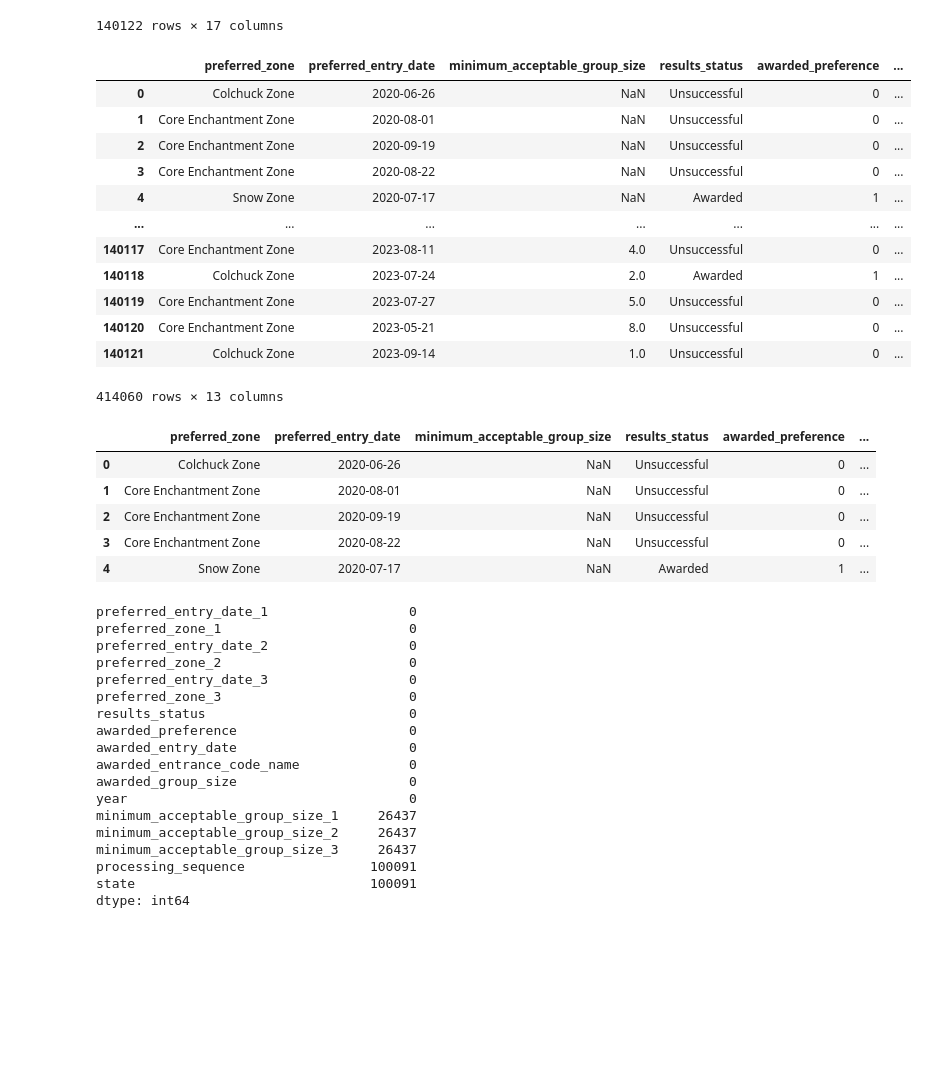
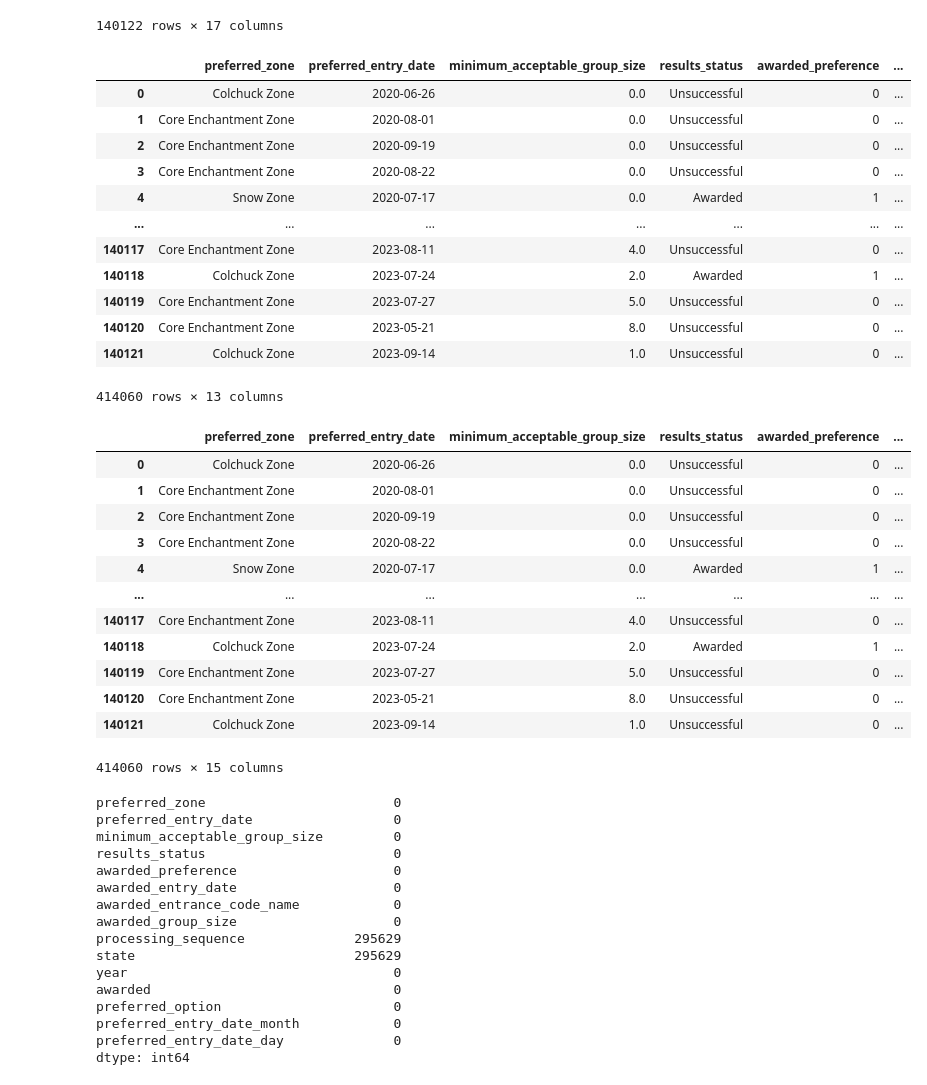
Before and after one commit to jarrett-retz-tech-services/enchantments_lottery, a Jupyter notebook: all/combine_data.ipynb, the cells around one changed output. Saved outputs shown, nothing was run; the diff lists cells and outputs as text; code cells hidden in the pictures; blank space fills up the shorter version.

```diff
--- a/all/combine_data.ipynb
+++ b/all/combine_data.ipynb
@@ -172,6 +172,11 @@ df_all
 | 140121 | 2023-09-06 | Core Enchantment Zone | 2023-08-24 | Snow Zone | 2023-09-14 | ... |
 140122 rows × 17 columns
 # %%
+# Fill in NaN values for minimum_acceptable_group_size_1, minimum_acceptable_group_size_2, and minimum_acceptable_group_size_3
+df_all['minimum_acceptable_group_size_1'] = df_all['minimum_acceptable_group_size_1'].fillna(0)
+df_all['minimum_acceptable_group_size_2'] = df_all['minimum_acceptable_group_size_2'].fillna(0)
+df_all['minimum_acceptable_group_size_3'] = df_all['minimum_acceptable_group_size_3'].fillna(0)
+
 # Save the combined dataframe to a csv file
 df_all.to_csv('combined_results.csv', index=False, date_format="%m-%d-%Y")
 # %%
@@ -224,11 +229,11 @@ df_split = df_split[df_split["preferred_zone"] != "N/A"]
 df_split
 # %% [output]
 |  | preferred_zone | preferred_entry_date | minimum_acceptable_group_size | results_status | awarded_preference | ... |
-| 0 | Colchuck Zone | 2020-06-26 | NaN | Unsuccessful | 0 | ... |
-| 1 | Core Enchantment Zone | 2020-08-01 | NaN | Unsuccessful | 0 | ... |
-| 2 | Core Enchantment Zone | 2020-09-19 | NaN | Unsuccessful | 0 | ... |
-| 3 | Core Enchantment Zone | 2020-08-22 | NaN | Unsuccessful | 0 | ... |
-| 4 | Snow Zone | 2020-07-17 | NaN | Awarded | 1 | ... |
+| 0 | Colchuck Zone | 2020-06-26 | 0.0 | Unsuccessful | 0 | ... |
+| 1 | Core Enchantment Zone | 2020-08-01 | 0.0 | Unsuccessful | 0 | ... |
+| 2 | Core Enchantment Zone | 2020-09-19 | 0.0 | Unsuccessful | 0 | ... |
+| 3 | Core Enchantment Zone | 2020-08-22 | 0.0 | Unsuccessful | 0 | ... |
+| 4 | Snow Zone | 2020-07-17 | 0.0 | Awarded | 1 | ... |
 | ... | ... | ... | ... | ... | ... | ... |
 | 140117 | Core Enchantment Zone | 2023-08-11 | 4.0 | Unsuccessful | 0 | ... |
 | 140118 | Colchuck Zone | 2023-07-24 | 2.0 | Awarded | 1 | ... |
@@ -239,26 +244,33 @@ df_split
 # %%
 # Add the month of the preferred entry date to the dataframe
 import calendar
 
 # Get the month as an integer
 df_split["preferred_entry_date" + "_month"] = df_split["preferred_entry_date"].dt.month
 # Get the month as a string
 df_split["preferred_entry_date" + "_month"] = df_split[
     "preferred_entry_date" + "_month"
 ].apply(lambda x: calendar.month_name[x])
 
 # Add the day of the week columns based on preferred entry date
 df_split["preferred_entry_date" + "_day"] = df_split[
     "preferred_entry_date"
 ].dt.day_name()
 
-df_split.head()
+df_split
 # %% [output]
 |  | preferred_zone | preferred_entry_date | minimum_acceptable_group_size | results_status | awarded_preference | ... |
-| 0 | Colchuck Zone | 2020-06-26 | NaN | Unsuccessful | 0 | ... |
-| 1 | Core Enchantment Zone | 2020-08-01 | NaN | Unsuccessful | 0 | ... |
-| 2 | Core Enchantment Zone | 2020-09-19 | NaN | Unsuccessful | 0 | ... |
-| 3 | Core Enchantment Zone | 2020-08-22 | NaN | Unsuccessful | 0 | ... |
-| 4 | Snow Zone | 2020-07-17 | NaN | Awarded | 1 | ... |
+| 0 | Colchuck Zone | 2020-06-26 | 0.0 | Unsuccessful | 0 | ... |
+| 1 | Core Enchantment Zone | 2020-08-01 | 0.0 | Unsuccessful | 0 | ... |
+| 2 | Core Enchantment Zone | 2020-09-19 | 0.0 | Unsuccessful | 0 | ... |
+| 3 | Core Enchantment Zone | 2020-08-22 | 0.0 | Unsuccessful | 0 | ... |
+| 4 | Snow Zone | 2020-07-17 | 0.0 | Awarded | 1 | ... |
+| ... | ... | ... | ... | ... | ... | ... |
+| 140117 | Core Enchantment Zone | 2023-08-11 | 4.0 | Unsuccessful | 0 | ... |
+| 140118 | Colchuck Zone | 2023-07-24 | 2.0 | Awarded | 1 | ... |
+| 140119 | Core Enchantment Zone | 2023-07-27 | 5.0 | Unsuccessful | 0 | ... |
+| 140120 | Core Enchantment Zone | 2023-05-21 | 8.0 | Unsuccessful | 0 | ... |
+| 140121 | Colchuck Zone | 2023-09-14 | 1.0 | Unsuccessful | 0 | ... |
+414060 rows × 15 columns
 # %%
 # Save the combined split dataframe to a csv file
@@ -266,21 +278,19 @@ df_all.to_csv('combined_results_split.csv', index=False, date_format="%m-%d-%Y")
 # %%
-df_all.isnull().sum()
+df_split.isnull().sum()
 # %% [output]
-preferred_entry_date_1                  0
-preferred_zone_1                        0
-preferred_entry_date_2                  0
-preferred_zone_2                        0
-preferred_entry_date_3                  0
-preferred_zone_3                        0
-results_status                          0
-awarded_preference                      0
-awarded_entry_date                      0
-awarded_entrance_code_name              0
-awarded_group_size                      0
-year                                    0
-minimum_acceptable_group_size_1     26437
-minimum_acceptable_group_size_2     26437
-minimum_acceptable_group_size_3     26437
-processing_sequence                100091
-state                              100091
+preferred_zone                        0
+preferred_entry_date                  0
+minimum_acceptable_group_size         0
+results_status                        0
+awarded_preference                    0
+awarded_entry_date                    0
+awarded_entrance_code_name            0
+awarded_group_size                    0
+processing_sequence              295629
+state                            295629
+year                                  0
+awarded                               0
+preferred_option                      0
+preferred_entry_date_month            0
+preferred_entry_date_day              0
 dtype: int64
```
Also changed, not shown: parts of 7 cells of this notebook, 5 other files.
